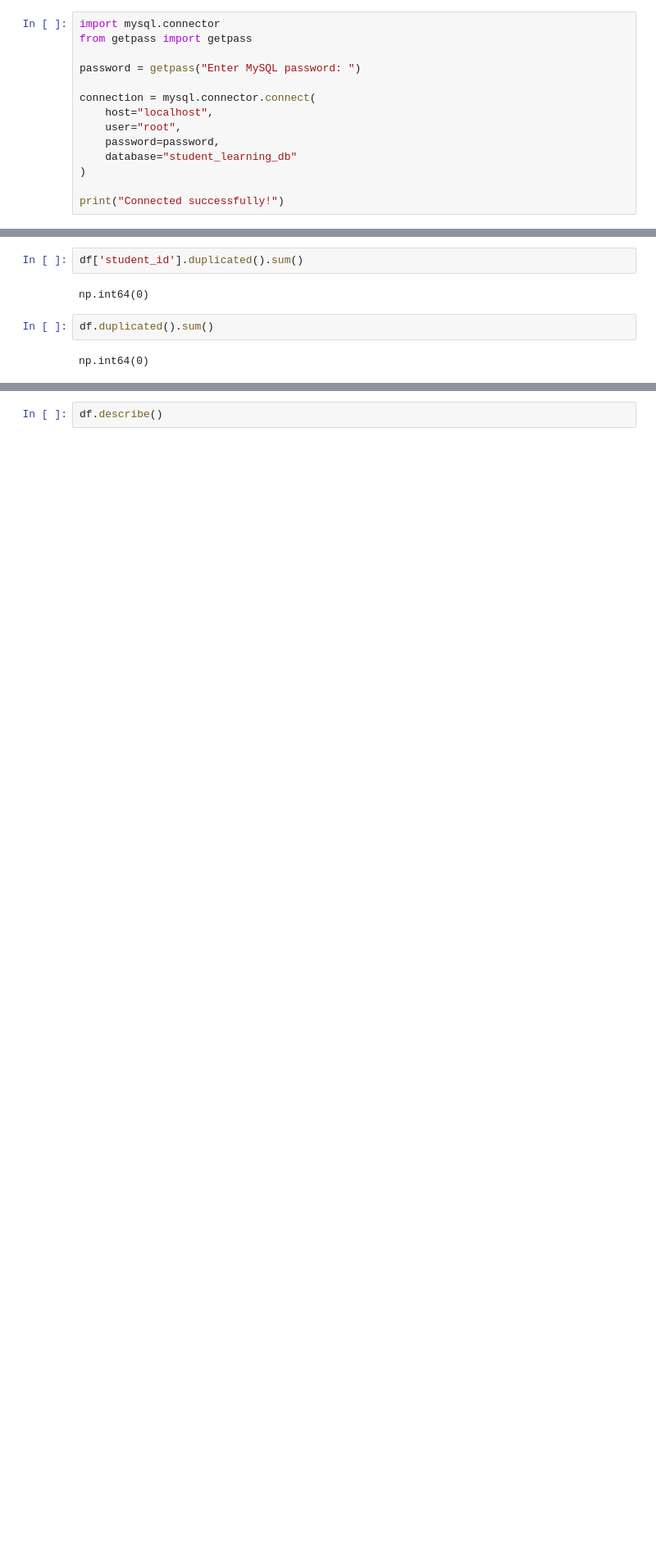
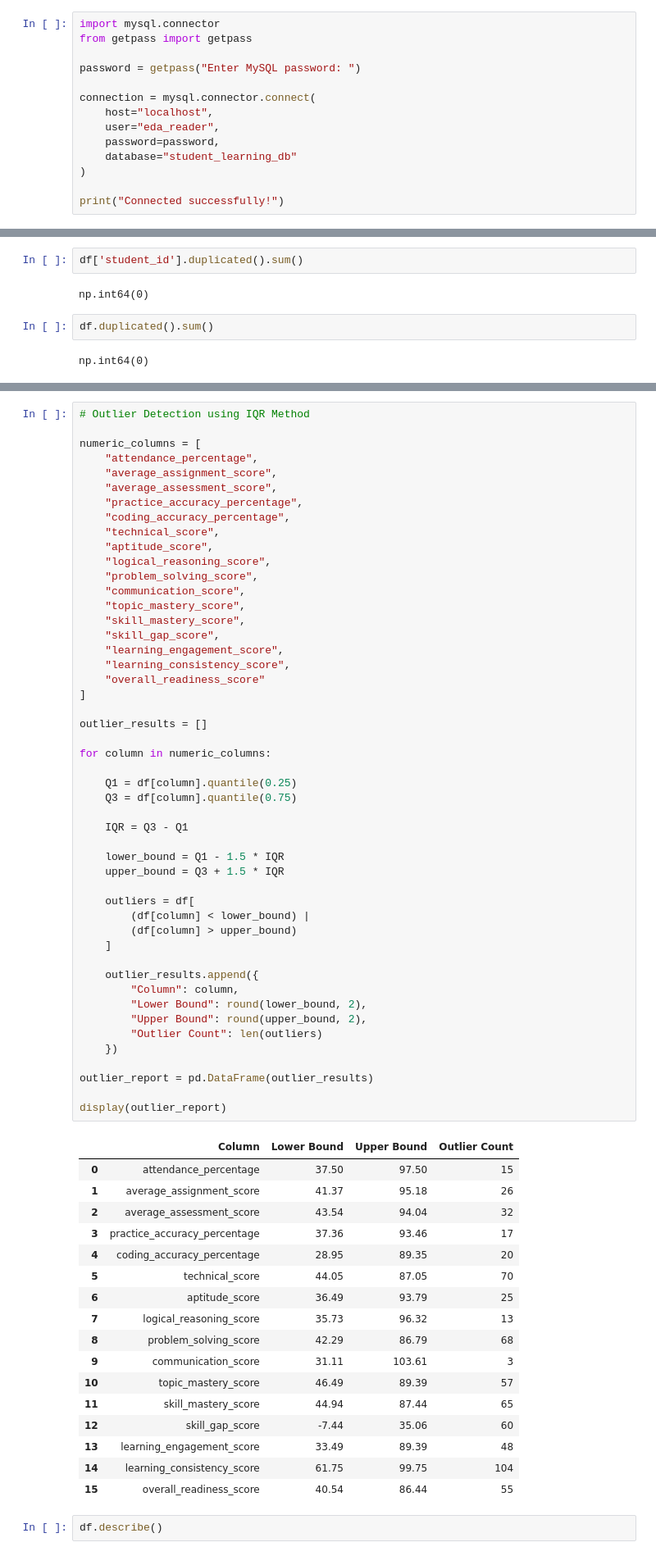
Before and after one commit to chebolusatya2005-prog/AI-Student-Learning-Career-Platform-App, a Jupyter notebook: EDA.ipynb, the cells around one changed output, grey strips where cells are left out. Shown at 82% size. Saved outputs shown, nothing was run; the diff lists cells and outputs as text; blank space fills up the shorter version.

```diff
--- a/EDA.ipynb
+++ b/EDA.ipynb
@@ -27,7 +10,7 @@ password = getpass("Enter MySQL password: ")
 
 connection = mysql.connector.connect(
     host="localhost",
-    user="root",
+    user="eda_reader",
     password=password,
     database="student_learning_db"
 )
@@ -87,3 +139,70 @@ np.int64(0)
+# %%
+# Outlier Detection using IQR Method
+
+numeric_columns = [
+    "attendance_percentage",
+    "average_assignment_score",
+    "average_assessment_score",
+    "practice_accuracy_percentage",
+    "coding_accuracy_percentage",
+    "technical_score",
+    "aptitude_score",
+    "logical_reasoning_score",
+    "problem_solving_score",
+    "communication_score",
+    "topic_mastery_score",
+    "skill_mastery_score",
+    "skill_gap_score",
+    "learning_engagement_score",
+    "learning_consistency_score",
+    "overall_readiness_score"
+]
+
+outlier_results = []
+
+for column in numeric_columns:
+
+    Q1 = df[column].quantile(0.25)
+    Q3 = df[column].quantile(0.75)
+
+    IQR = Q3 - Q1
+
+    lower_bound = Q1 - 1.5 * IQR
+    upper_bound = Q3 + 1.5 * IQR
+
+    outliers = df[
+        (df[column] < lower_bound) |
+        (df[column] > upper_bound)
+    ]
+
+    outlier_results.append({
+        "Column": column,
+        "Lower Bound": round(lower_bound, 2),
+        "Upper Bound": round(upper_bound, 2),
+        "Outlier Count": len(outliers)
+    })
+
+outlier_report = pd.DataFrame(outlier_results)
+
+display(outlier_report)
+# %% [output]
+|  | Column | Lower Bound | Upper Bound | Outlier Count |
+| 0 | attendance_percentage | 37.50 | 97.50 | 15 |
+| 1 | average_assignment_score | 41.37 | 95.18 | 26 |
+| 2 | average_assessment_score | 43.54 | 94.04 | 32 |
+| 3 | practice_accuracy_percentage | 37.36 | 93.46 | 17 |
+| 4 | coding_accuracy_percentage | 28.95 | 89.35 | 20 |
+| 5 | technical_score | 44.05 | 87.05 | 70 |
+| 6 | aptitude_score | 36.49 | 93.79 | 25 |
+| 7 | logical_reasoning_score | 35.73 | 96.32 | 13 |
+| 8 | problem_solving_score | 42.29 | 86.79 | 68 |
+| 9 | communication_score | 31.11 | 103.61 | 3 |
+| 10 | topic_mastery_score | 46.49 | 89.39 | 57 |
+| 11 | skill_mastery_score | 44.94 | 87.44 | 65 |
+| 12 | skill_gap_score | -7.44 | 35.06 | 60 |
+| 13 | learning_engagement_score | 33.49 | 89.39 | 48 |
+| 14 | learning_consistency_score | 61.75 | 99.75 | 104 |
+| 15 | overall_readiness_score | 40.54 | 86.44 | 55 |
 # %%
 df.describe()
 # %% [output]
```
Also changed, not shown: parts of 5 cells of this notebook.
